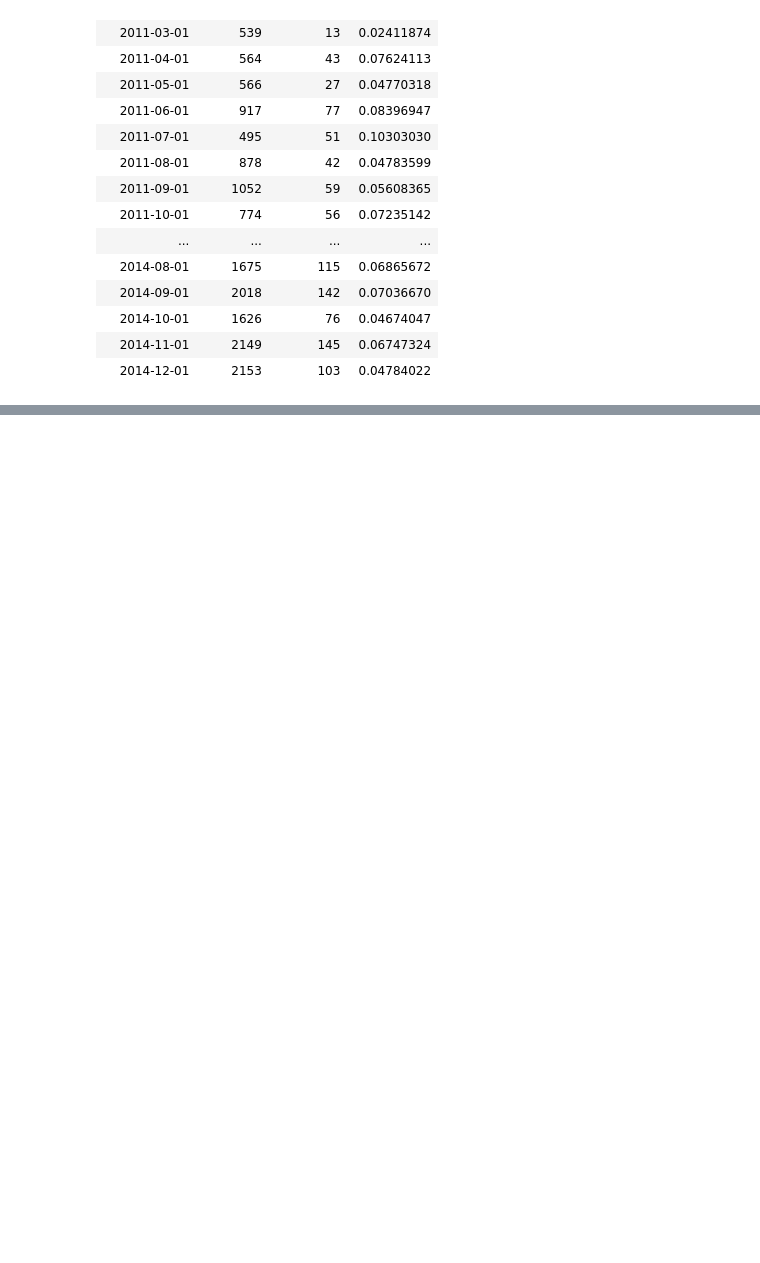
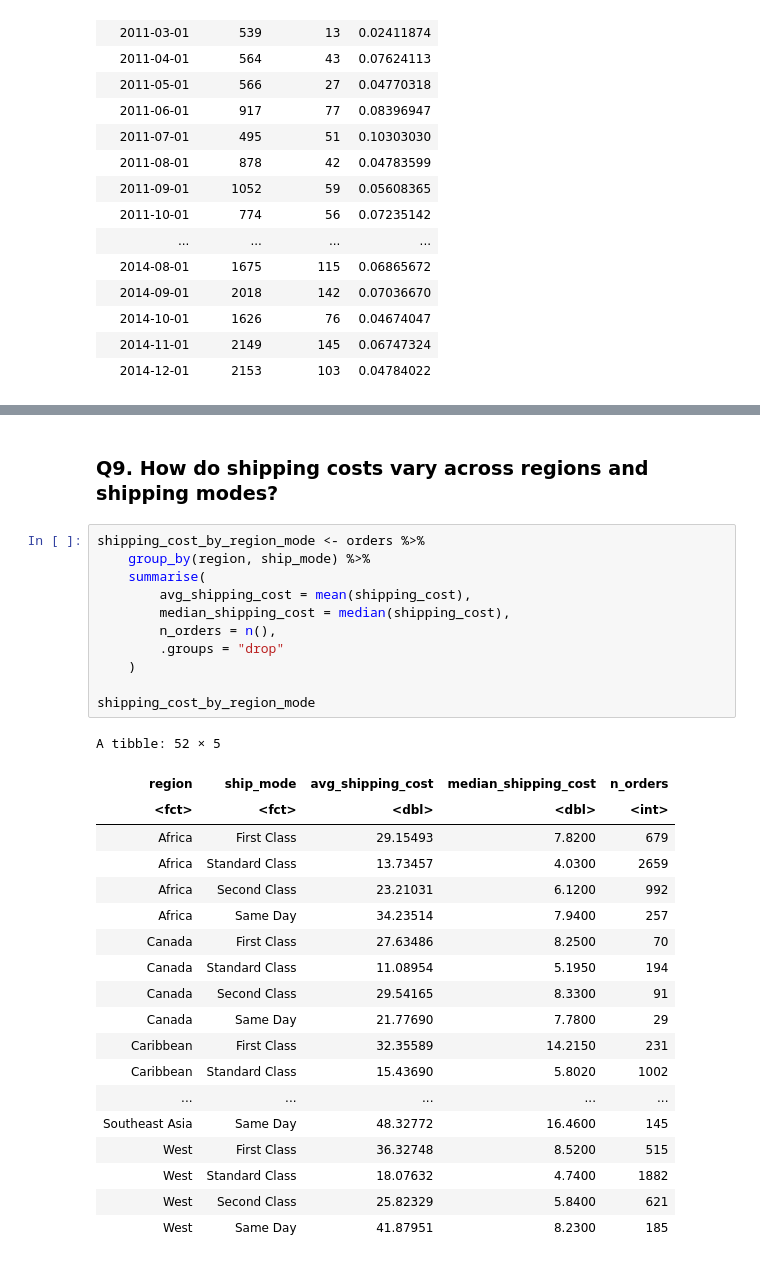
Before and after one commit to aleksiakolo/product-sales-analysis, a Jupyter notebook: notebooks/analysis/05_temporal_trends.ipynb, the cells around one changed output, grey strips where cells are left out. Saved outputs shown, nothing was run; the diff lists cells and outputs as text; blank space fills up the shorter version.

```diff
--- a/notebooks/analysis/07_temporal_trends.ipynb
+++ b/notebooks/analysis/05_temporal_trends.ipynb
@@ -331,0 +355,33 @@ A tibble: 48 × 4
+# %% [markdown]
+### Q9. How do shipping costs vary across regions and shipping modes?
+# %%
+shipping_cost_by_region_mode <- orders %>%
+    group_by(region, ship_mode) %>%
+    summarise(
+        avg_shipping_cost = mean(shipping_cost),
+        median_shipping_cost = median(shipping_cost),
+        n_orders = n(),
+        .groups = "drop"
+    )
+
+shipping_cost_by_region_mode
+# %% [output]
+A tibble: 52 × 5
+| region | ship_mode | avg_shipping_cost | median_shipping_cost | n_orders |
+| <fct> | <fct> | <dbl> | <dbl> | <int> |
+| Africa | First Class | 29.15493 | 7.8200 | 679 |
+| Africa | Standard Class | 13.73457 | 4.0300 | 2659 |
+| Africa | Second Class | 23.21031 | 6.1200 | 992 |
+| Africa | Same Day | 34.23514 | 7.9400 | 257 |
+| Canada | First Class | 27.63486 | 8.2500 | 70 |
+| Canada | Standard Class | 11.08954 | 5.1950 | 194 |
+| Canada | Second Class | 29.54165 | 8.3300 | 91 |
+| Canada | Same Day | 21.77690 | 7.7800 | 29 |
+| Caribbean | First Class | 32.35589 | 14.2150 | 231 |
+| Caribbean | Standard Class | 15.43690 | 5.8020 | 1002 |
+| ... | ... | ... | ... | ... |
+| Southeast Asia | Same Day | 48.32772 | 16.4600 | 145 |
+| West | First Class | 36.32748 | 8.5200 | 515 |
+| West | Standard Class | 18.07632 | 4.7400 | 1882 |
+| West | Second Class | 25.82329 | 5.8400 | 621 |
+| West | Same Day | 41.87951 | 8.2300 | 185 |
```
Also changed, not shown: parts of 12 cells of this notebook, 11 other files.
